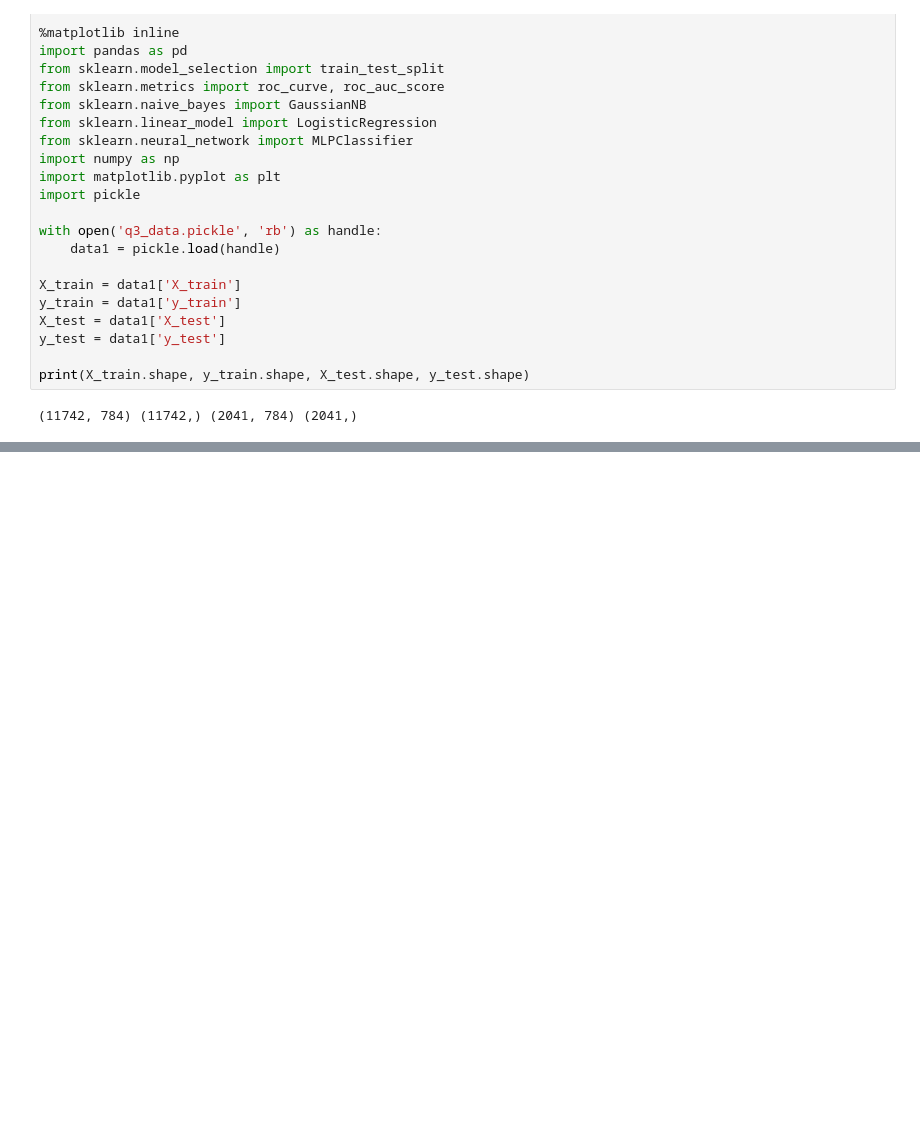
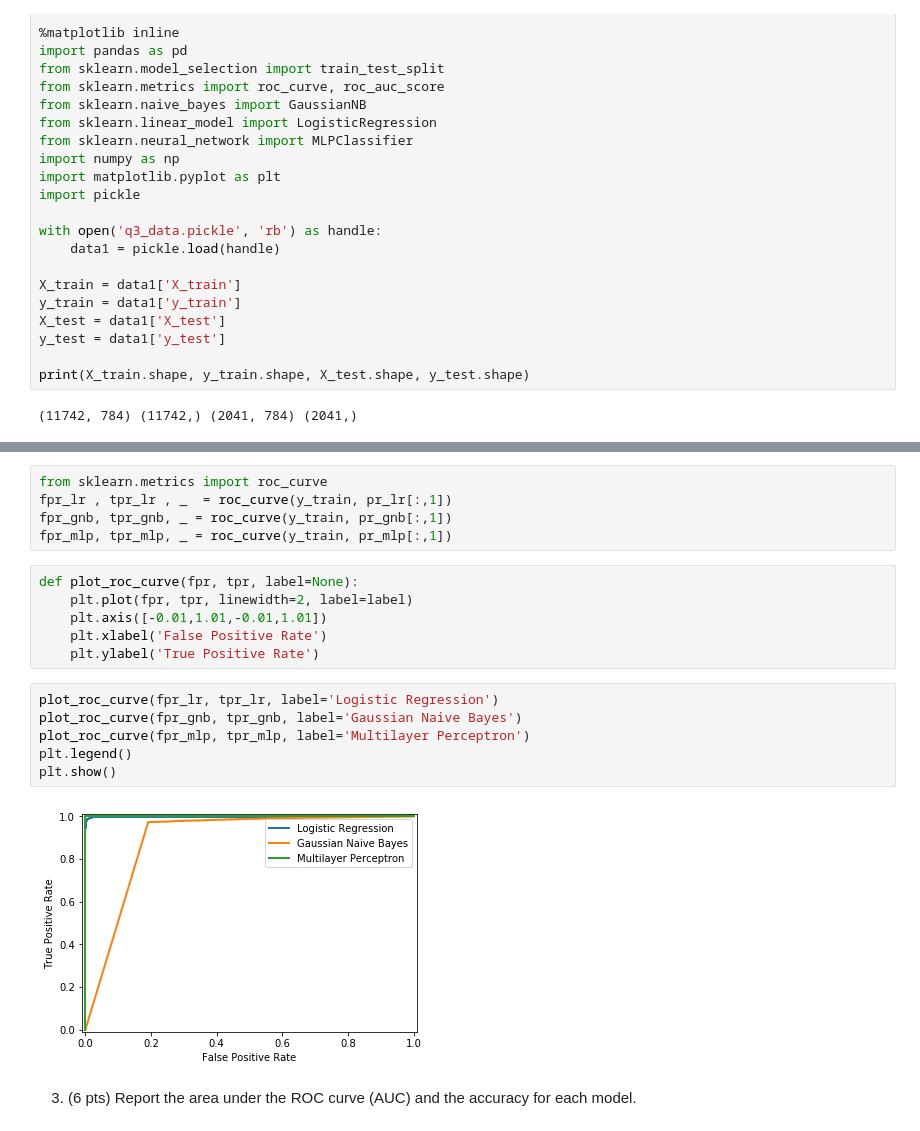
Before and after one commit to jsigee87/data_science_principles, a Jupyter notebook: hw4/HW4.ipynb, the cells around one changed output, grey strips where cells are left out. Cells and saved outputs as stored; diff of their text form; blank space fills up the shorter version.

```diff
--- a/hw4/HW4.ipynb
+++ b/hw4/HW4.ipynb
@@ -166,0 +202,21 @@ print(X_train.shape, y_train.shape, X_test.shape, y_test.shape)
+# %%
+from sklearn.metrics import roc_curve
+fpr_lr , tpr_lr , _  = roc_curve(y_train, pr_lr[:,1])
+fpr_gnb, tpr_gnb, _ = roc_curve(y_train, pr_gnb[:,1])
+fpr_mlp, tpr_mlp, _ = roc_curve(y_train, pr_mlp[:,1])
+# %%
+def plot_roc_curve(fpr, tpr, label=None):
+    plt.plot(fpr, tpr, linewidth=2, label=label)
+    plt.axis([-0.01,1.01,-0.01,1.01])
+    plt.xlabel('False Positive Rate')
+    plt.ylabel('True Positive Rate')
+# %%
+plot_roc_curve(fpr_lr, tpr_lr, label='Logistic Regression')
+plot_roc_curve(fpr_gnb, tpr_gnb, label='Gaussian Naive Bayes')
+plot_roc_curve(fpr_mlp, tpr_mlp, label='Multilayer Perceptron')
+plt.legend()
+plt.show()
+# %% [output]
+[figure, added]
+# %% [markdown]
+3. (6 pts) Report the area under the ROC curve (AUC) and the accuracy for each model.
```
Also changed, not shown: parts of 27 cells of this notebook.
